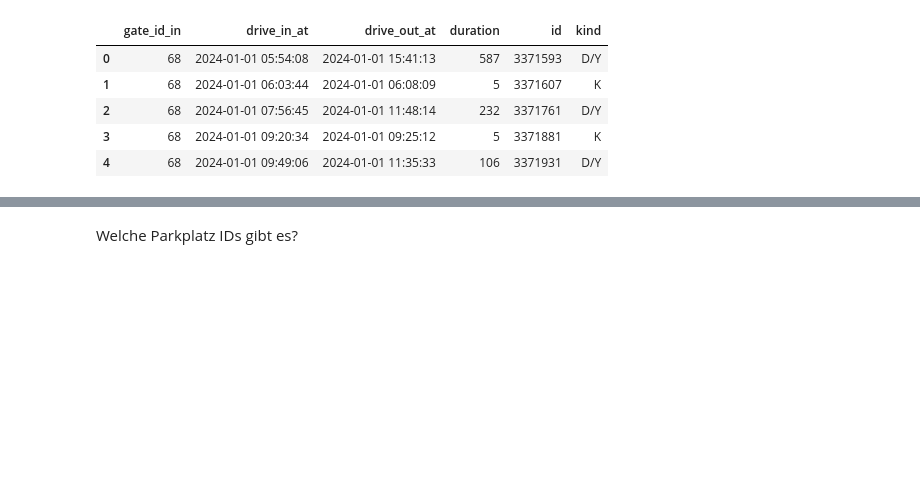
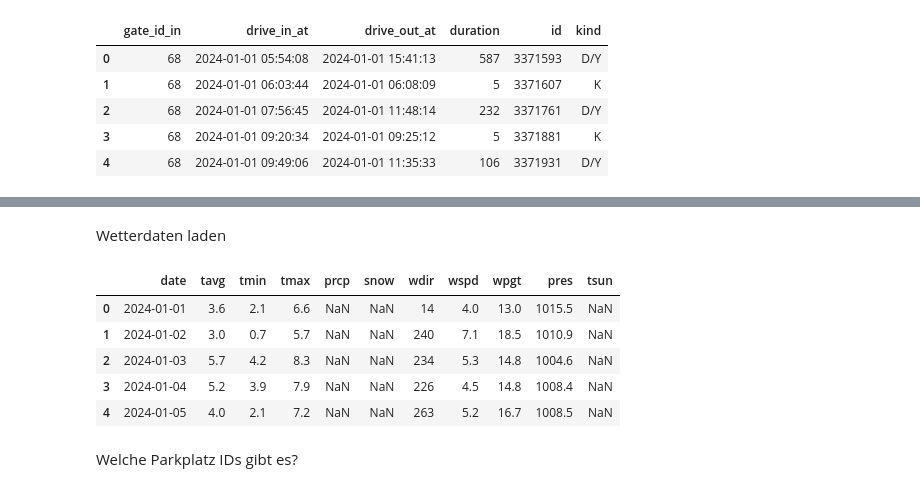
Before and after one commit to maigner/ParkplatzDaten, a Jupyter notebook: Analysis/Convert to Cars per Hour.ipynb, the cells around one changed output, grey strips where cells are left out. Cells and saved outputs as stored; diff of their text form; code cells hidden in the pictures; blank space fills up the shorter version.

```diff
--- a/Analysis/Convert to Cars per Hour.ipynb
+++ b/Analysis/Convert to Cars per Hour.ipynb
@@ -18,3 +46,15 @@ df.head()
+# %% [markdown]
+Wetterdaten laden
+# %%
+df_weather = pd.read_csv("../Import/wetter.csv", parse_dates=['date'])
+df_weather.head()
+# %% [output]
+|  | date | tavg | tmin | tmax | prcp | snow | wdir | wspd | wpgt | pres | tsun |
+| 0 | 2024-01-01 | 3.6 | 2.1 | 6.6 | NaN | NaN | 14 | 4.0 | 13.0 | 1015.5 | NaN |
+| 1 | 2024-01-02 | 3.0 | 0.7 | 5.7 | NaN | NaN | 240 | 7.1 | 18.5 | 1010.9 | NaN |
+| 2 | 2024-01-03 | 5.7 | 4.2 | 8.3 | NaN | NaN | 234 | 5.3 | 14.8 | 1004.6 | NaN |
+| 3 | 2024-01-04 | 5.2 | 3.9 | 7.9 | NaN | NaN | 226 | 4.5 | 14.8 | 1008.4 | NaN |
+| 4 | 2024-01-05 | 4.0 | 2.1 | 7.2 | NaN | NaN | 263 | 5.2 | 16.7 | 1008.5 | NaN |
 # %% [markdown]
 Welche Parkplatz IDs gibt es?
 # %%
```
Also changed, not shown: parts of 5 cells of this notebook.
